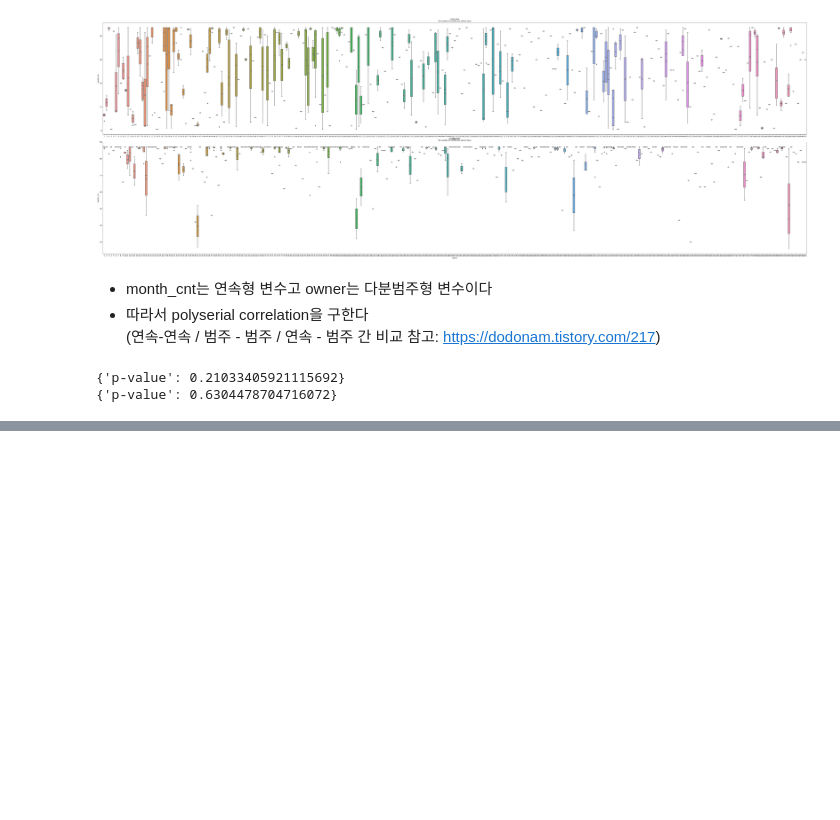
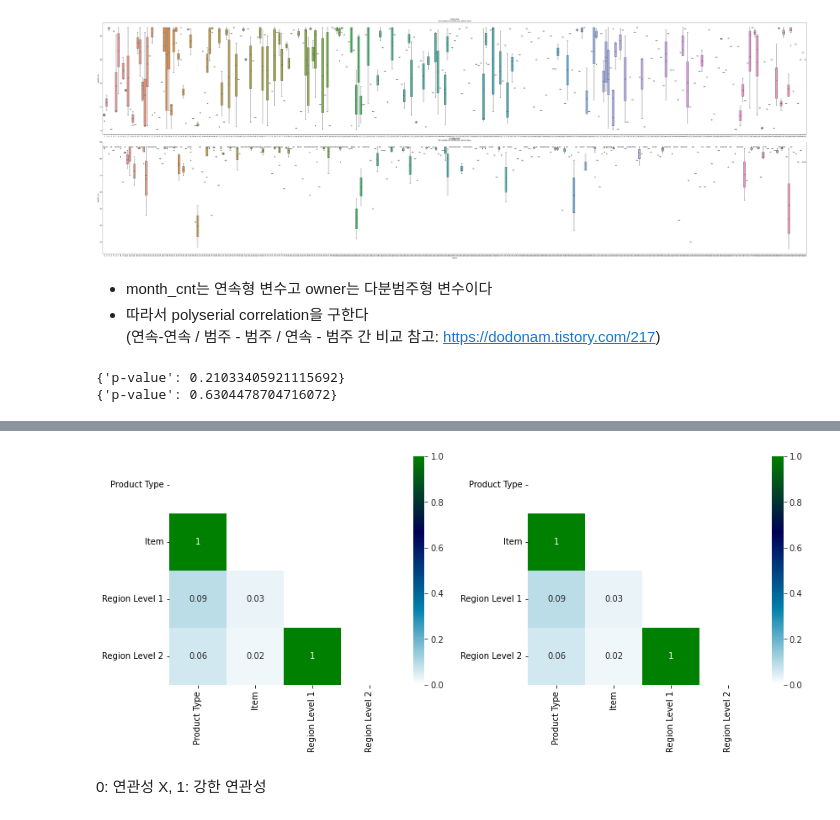
Before and after one commit to minji-o-j/Data-Science-Project, a Jupyter notebook: EDA2.ipynb, the cells around one changed output, grey strips where cells are left out. Cells and saved outputs as stored; diff of their text form; code cells hidden in the pictures; blank space fills up the shorter version.

Commit message:
add: product  - region 상관관계

```diff
--- a/EDA2.ipynb
+++ b/EDA2.ipynb
@@ -347,0 +351,6 @@ print(polyserial_correlation(i_store_cnt_month['month_cnt'],i_store_cnt_month['o
+# %%
+retail_data_to_total_df = pd.read_csv(f"{file_path}retail_data_to_total_df.csv")
+industry_data_to_total_df = pd.read_csv(f"{file_path}industry_data_to_total_df.csv")
+# %%
+retail_data_to_total_df_dd = retail_data_to_total_df[["Product Type", "Item", "Region Level 1", "Region Level 2"]]  # delete date (범주형만 담기 위함)
+industry_data_to_total_df_dd = industry_data_to_total_df[["Product Type", "Item", "Region Level 1", "Region Level 2"]]
@@ -347,0 +392,25 @@ print(polyserial_correlation(i_store_cnt_month['month_cnt'],i_store_cnt_month['o
+# %%
+# building of the matrix
+rows = []
+
+for var1 in retail_data_encoded:
+    col = []
+    for var2 in retail_data_encoded:
+        cramers = cramers_V(retail_data_encoded[var1], retail_data_encoded[var2])  # Cramer's V test
+        col.append(round(cramers, 2))  # Keeping of the rounded value of the Cramer's V
+    rows.append(col)
+
+cramers_results = np.array(rows)
+df = pd.DataFrame(cramers_results, columns=retail_data_encoded.columns, index=retail_data_encoded.columns)
+
+rows = []
+
+for var1 in industry_data_encoded:
+    col = []
+    for var2 in industry_data_encoded:
+        cramers = cramers_V(industry_data_encoded[var1], industry_data_encoded[var2])  # Cramer's V test
+        col.append(round(cramers, 2))  # Keeping of the rounded value of the Cramer's V
+    rows.append(col)
+
+cramers_results = np.array(rows)
+df2 = pd.DataFrame(cramers_results, columns=industry_data_encoded.columns, index=industry_data_encoded.columns)
@@ -347,0 +425,18 @@ print(polyserial_correlation(i_store_cnt_month['month_cnt'],i_store_cnt_month['o
+# %%
+mask = np.zeros_like(df, dtype=bool)
+mask[np.triu_indices_from(mask)] = True
+
+mask2 = np.zeros_like(df2, dtype=bool)
+mask2[np.triu_indices_from(mask)] = True
+
+fig, axes = plt.subplots(1, 2, figsize=(14, 5))
+
+with sns.axes_style("white"):
+    ax = sns.heatmap(df, mask=mask, vmin=0.0, vmax=1, square=True, ax=axes[0], annot=True, cmap="ocean_r")
+    ax = sns.heatmap(df, mask=mask, vmin=0.0, vmax=1, square=True, ax=axes[1], annot=True, cmap="ocean_r")
+
+plt.show();
+# %% [output]
+[figure, added]
+# %% [markdown]
+0: 연관성 X, 1: 강한 연관성
```
Also changed, not shown: parts of 11 cells of this notebook.
